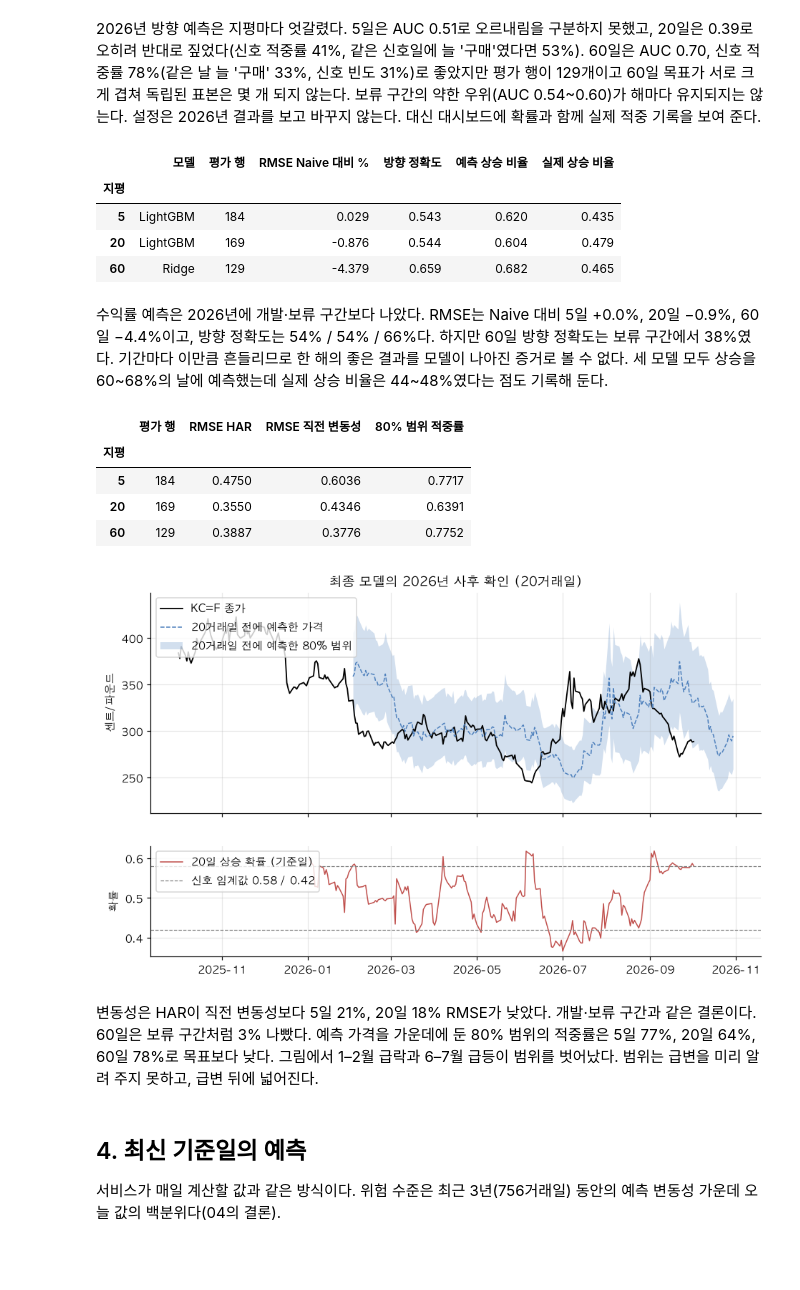
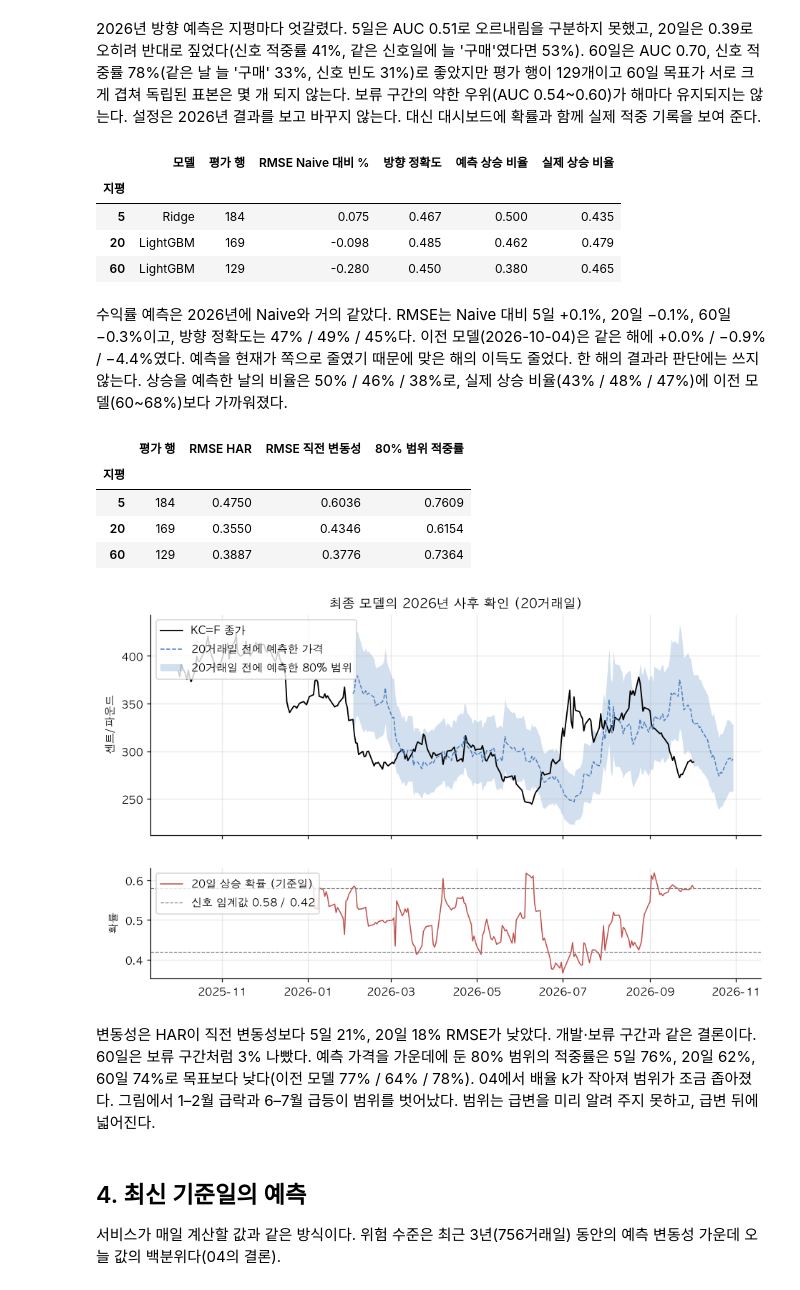
Before and after one commit to sjinie/Coffee_Price_Prediction, a Jupyter notebook: notebooks/06_final_model.ipynb, the cells around one changed output. Saved outputs shown, nothing was run; the diff lists cells and outputs as text; code cells hidden in the pictures; blank space fills up the shorter version.

```diff
--- a/notebooks/06_final_model.ipynb
+++ b/notebooks/06_final_model.ipynb
@@ -37,6 +50,17 @@ print(f"자료: {data.index[0]:%Y-%m-%d} ~ {data.index[-1]:%Y-%m-%d}")
 # %% [markdown]
 ## 1. 2006–2025년으로 다시 학습
 # %%
+def make_return(h):
+    """서비스 수익률 모델과 그 이름. 03b를 채택한 지평은 2026년의 선택 × λ, 아니면 03의 설정이다."""
+    if not redesign[h]["adopted"]:
+        c = return_choice[h]
+        return return_model(c["model"], c["features"], h), c["model"]
+    c = redesign[h]["final"]
+    if c["candidate"] == "Naive":
+        return Naive(), "Naive"
+    return ShrunkReturn(return_model(c["model"], c["features"], h, c["params"], c["scale"]), c["weight"]), c["model"]
+
+
 direction, returns, volatility, train_rows = {}, {}, {}, []
 for h in HORIZONS:
     choice = direction_choice[h]
@@ -46,11 +70,13 @@ for h in HORIZONS:
     model = ShrunkProbability(LightGBMClassifier(choice["features"], n_estimators=200, min_child_samples=80),
                               choice["shrink"])
     direction[h] = model.fit(data, fit, y)
-    returns[h] = return_model(return_choice[h]["model"], return_choice[h]["features"], h).fit(data, fit, y)
-    train_rows += [{"모델": "방향", "지평": h, "학습 행": len(fit), "시작": data.index[fit[0]],
-                    "끝": data.index[fit[-1]], "학습 구간 상승 비율": model.base_},
-                   {"모델": f"수익률({return_choice[h]['model']})", "지평": h, "학습 행": len(fit),
-                    "시작": data.index[fit[0]], "끝": data.index[fit[-1]], "학습 구간 상승 비율": np.nan}]
+    train_rows.append({"모델": "방향", "지평": h, "학습 행": len(fit), "시작": data.index[fit[0]],
+                       "끝": data.index[fit[-1]], "학습 구간 상승 비율": model.base_})
+    fit, _ = fold_rows(data, RETURN_ROWS[h], h, FINAL_YEAR, FINAL_YEAR)
+    returns[h], name = make_return(h)
+    returns[h].fit(data, fit, data[f"y_{h}"].to_numpy()[fit])
+    train_rows.append({"모델": f"수익률({name})", "지평": h, "학습 행": len(fit), "시작": data.index[fit[0]],
+                       "끝": data.index[fit[-1]], "학습 구간 상승 비율": np.nan})
     assert vol_choice[h]["model"] == "HAR"
     fit, _ = fold_rows(data, ALL_FEATURES, h, FINAL_YEAR, FINAL_YEAR, target=f"v_{h}")
     volatility[h] = RidgeModel(vol_choice[h]["har_features"], alpha=1).fit(data, fit, data[f"v_{h}"].to_numpy()[fit])
@@ -139,10 +179,10 @@ forward_direction.round(3)
 # %%
 rows = []
 for h in HORIZONS:
-    _, test = fold_rows(data, ALL_FEATURES, h, FINAL_YEAR, FINAL_YEAR)
+    _, test = fold_rows(data, RETURN_ROWS[h], h, FINAL_YEAR, FINAL_YEAR)
     actual, pred = data[f"y_{h}"].to_numpy()[test], returns[h].predict(data, test)
     m, naive = metrics(actual, pred), metrics(actual, np.zeros_like(actual))
-    rows.append({"지평": h, "모델": return_choice[h]["model"], "평가 행": len(test),
+    rows.append({"지평": h, "모델": returns[h].name, "평가 행": len(test),
                  "RMSE Naive 대비 %": 100 * (m["rmse"] / naive["rmse"] - 1), "방향 정확도": m["direction_acc"],
                  "예측 상승 비율": float(np.mean(pred > 0)), "실제 상승 비율": float(np.mean(actual > 0))})
 forward_return = pd.DataFrame(rows).set_index("지평")
@@ -150,11 +190,11 @@ forward_return.round(3)
 # %% [output]
 |  | 모델 | 평가 행 | RMSE Naive 대비 % | 방향 정확도 | 예측 상승 비율 | 실제 상승 비율 |
 | 지평 |  |  |  |  |  |  |
-| 5 | LightGBM | 184 | 0.029 | 0.543 | 0.620 | 0.435 |
-| 20 | LightGBM | 169 | -0.876 | 0.544 | 0.604 | 0.479 |
-| 60 | Ridge | 129 | -4.379 | 0.659 | 0.682 | 0.465 |
+| 5 | Ridge | 184 | 0.075 | 0.467 | 0.500 | 0.435 |
+| 20 | LightGBM | 169 | -0.098 | 0.485 | 0.462 | 0.479 |
+| 60 | LightGBM | 129 | -0.280 | 0.450 | 0.380 | 0.465 |
 # %% [markdown]
-수익률 예측은 2026년에 개발·보류 구간보다 나았다. RMSE는 Naive 대비 5일 +0.0%, 20일 −0.9%, 60일 −4.4%이고, 방향 정확도는 54% / 54% / 66%다. 하지만 60일 방향 정확도는 보류 구간에서 38%였다. 기간마다 이만큼 흔들리므로 한 해의 좋은 결과를 모델이 나아진 증거로 볼 수 없다. 세 모델 모두 상승을 60~68%의 날에 예측했는데 실제 상승 비율은 44~48%였다는 점도 기록해 둔다.
+수익률 예측은 2026년에 Naive와 거의 같았다. RMSE는 Naive 대비 5일 +0.1%, 20일 −0.1%, 60일 −0.3%이고, 방향 정확도는 47% / 49% / 45%다. 이전 모델(2026-10-04)은 같은 해에 +0.0% / −0.9% / −4.4%였다. 예측을 현재가 쪽으로 줄였기 때문에 맞은 해의 이득도 줄었다. 한 해의 결과라 판단에는 쓰지 않는다. 상승을 예측한 날의 비율은 50% / 46% / 38%로, 실제 상승 비율(43% / 48% / 47%)에 이전 모델(60~68%)보다 가까워졌다.
 # %%
 def rmse(a, b):
     return float(np.sqrt(np.mean((a - b) ** 2)))
@@ -165,9 +205,9 @@ for h in HORIZONS:
     _, test = fold_rows(data, ALL_FEATURES, h, FINAL_YEAR, FINAL_YEAR, target=f"v_{h}")
     actual, pred = data[f"v_{h}"].to_numpy()[test], volatility[h].predict(data, test)
     # 현재가 1을 기준으로 예측 가격을 가운데에 둔 범위
-    low, high = price_range(1.0, pred, h, vol_choice[h]["interval_multiplier"], center=returns[h].predict(data, test))
+    low, high = price_range(1.0, pred, h, vol_choice[h]["interval_multiplier"], center=predict_valid(returns[h], test))
     ratio = np.exp(data[f"y_{h}"].to_numpy()[test])
-    valid = ~np.isnan(ratio)
+    valid = ~np.isnan(ratio) & ~np.isnan(low)
     rows.append({"지평": h, "평가 행": len(test), "RMSE HAR": rmse(actual, pred),
                  "RMSE 직전 변동성": rmse(actual, data[f"log_vol_{h}"].to_numpy()[test]),
                  "80% 범위 적중률": float(np.mean((ratio[valid] >= low[valid]) & (ratio[valid] <= high[valid])))})
@@ -176,39 +216,39 @@ forward_volatility.round(4)
 # %% [output]
 |  | 평가 행 | RMSE HAR | RMSE 직전 변동성 | 80% 범위 적중률 |
 | 지평 |  |  |  |  |
-| 5 | 184 | 0.4750 | 0.6036 | 0.7717 |
-| 20 | 169 | 0.3550 | 0.4346 | 0.6391 |
-| 60 | 129 | 0.3887 | 0.3776 | 0.7752 |
+| 5 | 184 | 0.4750 | 0.6036 | 0.7609 |
+| 20 | 169 | 0.3550 | 0.4346 | 0.6154 |
+| 60 | 129 | 0.3887 | 0.3776 | 0.7364 |
 # %%
 H = 20
 origins = np.flatnonzero((data.index >= "2026-01-01") & data["log_vol_20"].notna().to_numpy())
 axis = data.index.append(trading_sessions(data.index[-1] + pd.Timedelta(days=1), data.index[-1] + pd.Timedelta(days=120)))
 target_dates = axis[origins + H]
 close = data["close"].to_numpy()[origins]
-predicted_return = returns[H].predict(data, origins)
+predicted_return = predict_valid(returns[H], origins)
 low, high = price_range(close, volatility[H].predict(data, origins), H, vol_choice[H]["interval_multiplier"],
                         center=predicted_return)
 prob = direction[H].predict(data, origins)
 threshold = direction_choice[H]["threshold"]
 
 fig, (top, bottom) = plt.subplots(2, 1, figsize=(10, 6), sharex=True, gridspec_kw={"height_ratios": [2, 1]})
 recent_close = data.loc["2025-10-01":, "close"]
 top.plot(recent_close.index, recent_close, color="black", lw=1.2, label="KC=F 종가")
 top.plot(target_dates, close * np.exp(predicted_return), color="#4f81bd", lw=1, ls="--", label="20거래일 전에 예측한 가격")
 top.fill_between(target_dates, low, high, color="#4f81bd", alpha=0.25, lw=0, label="20거래일 전에 예측한 80% 범위")
 top.set(ylabel="센트/파운드", title="최종 모델의 2026년 사후 확인 (20거래일)")
 top.legend(loc="upper left")
 bottom.plot(data.index[origins], prob, color="#c0504d", lw=1, label="20일 상승 확률 (기준일)")
 bottom.axhline(threshold, color="gray", ls="--", lw=0.8)
 bottom.axhline(1 - threshold, color="gray", ls="--", lw=0.8, label=f"신호 임계값 {threshold:.2f} / {1 - threshold:.2f}")
 bottom.set(ylabel="확률")
 bottom.legend(loc="upper left")
 common.save_fig(fig, "final_forecast_2026.png")
 plt.show()
 # %% [output]
-[figure, old version]
+[figure, new version]
 # %% [markdown]
-변동성은 HAR이 직전 변동성보다 5일 21%, 20일 18% RMSE가 낮았다. 개발·보류 구간과 같은 결론이다. 60일은 보류 구간처럼 3% 나빴다. 예측 가격을 가운데에 둔 80% 범위의 적중률은 5일 77%, 20일 64%, 60일 78%로 목표보다 낮다. 그림에서 1–2월 급락과 6–7월 급등이 범위를 벗어났다. 범위는 급변을 미리 알려 주지 못하고, 급변 뒤에 넓어진다.
+변동성은 HAR이 직전 변동성보다 5일 21%, 20일 18% RMSE가 낮았다. 개발·보류 구간과 같은 결론이다. 60일은 보류 구간처럼 3% 나빴다. 예측 가격을 가운데에 둔 80% 범위의 적중률은 5일 76%, 20일 62%, 60일 74%로 목표보다 낮다(이전 모델 77% / 64% / 78%). 04에서 배율 k가 작아져 범위가 조금 좁아졌다. 그림에서 1–2월 급락과 6–7월 급등이 범위를 벗어났다. 범위는 급변을 미리 알려 주지 못하고, 급변 뒤에 넓어진다.
 # %% [markdown]
 ## 4. 최신 기준일의 예측
 
```
Also changed, not shown: parts of 7 cells of this notebook, 31 other files.
